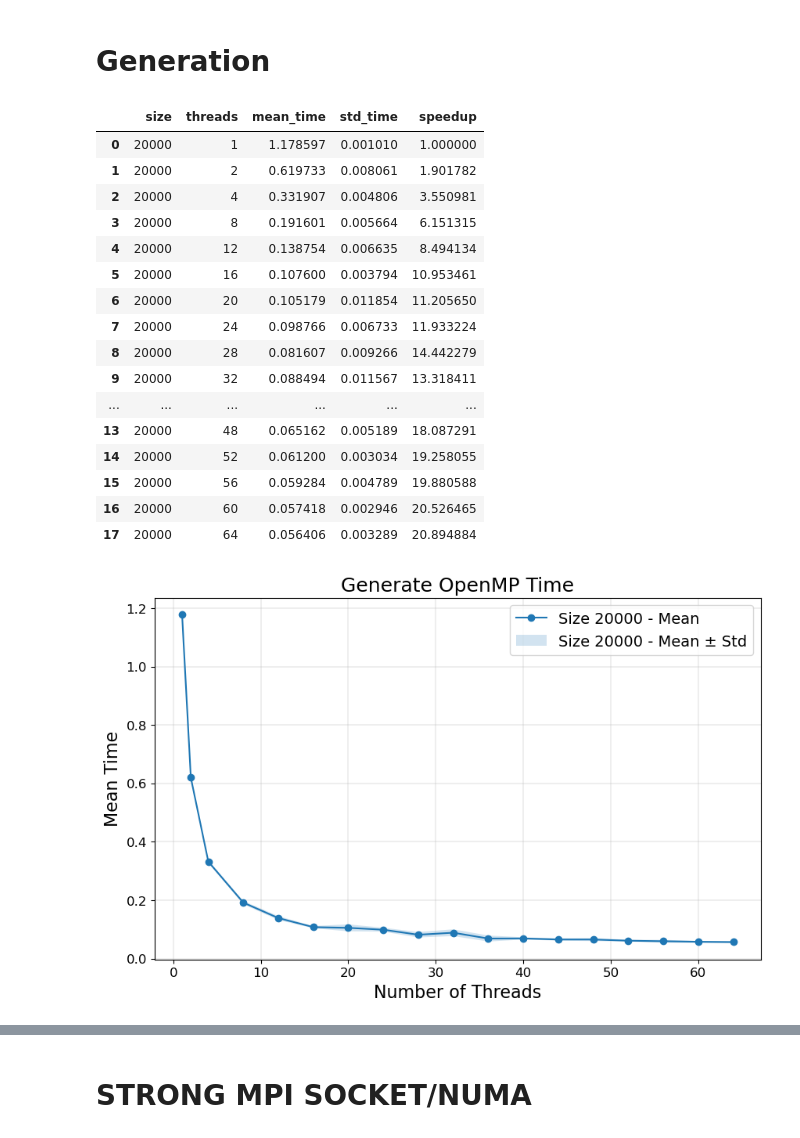
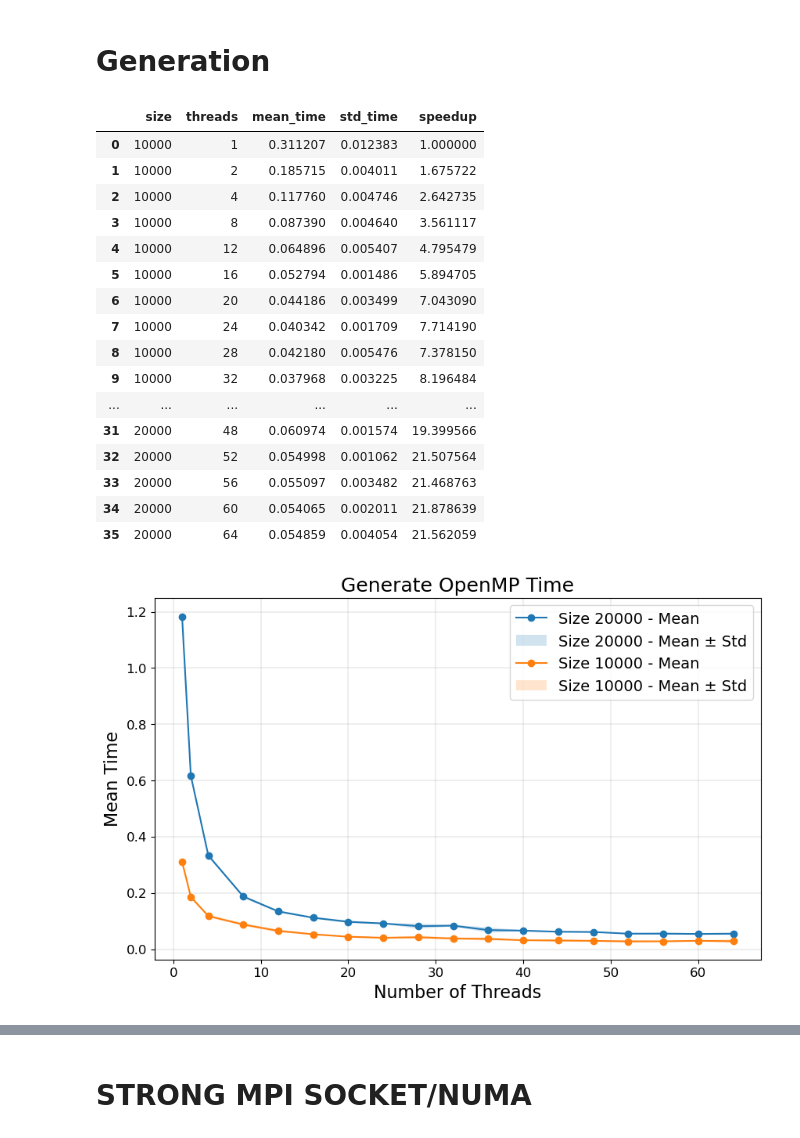
Before and after one commit to SDavenia/FHPC_Assignment, a Jupyter notebook: Exercise1/analysis1.ipynb, the cells around one changed output, grey strips where cells are left out. Drawn from its saved outputs; the diff is of its cells as text; code cells hidden in the pictures.

```diff
--- a/Exercise1/analysis1.ipynb
+++ b/Exercise1/analysis1.ipynb
@@ -24,11 +24,6 @@ for sec in sections:
         df_temp = pd.read_csv(file_pattern)
         df_temp['section'] = sec + "_generate"
         df=pd.concat([df, df_temp])
-
-        file_pattern=f"results/{sec}/openMP_write.csv"
-        df_temp = pd.read_csv(file_pattern)
-        df_temp['section'] = sec + "_write"
-        df=pd.concat([df, df_temp])
     else:
         file_pattern=f"results/{sec}/openMP.csv"
         df_temp = pd.read_csv(file_pattern)
@@ -268,53 +263,60 @@ grouped_df_initialize_generate = grouped_df_initialize_generate.groupby('size',
 grouped_df_initialize_generate
 # %% [output]
 |  | size | threads | mean_time | std_time | speedup |
-| 0 | 20000 | 1 | 1.178597 | 0.001010 | 1.000000 |
-| 1 | 20000 | 2 | 0.619733 | 0.008061 | 1.901782 |
-| 2 | 20000 | 4 | 0.331907 | 0.004806 | 3.550981 |
-| 3 | 20000 | 8 | 0.191601 | 0.005664 | 6.151315 |
-| 4 | 20000 | 12 | 0.138754 | 0.006635 | 8.494134 |
-| 5 | 20000 | 16 | 0.107600 | 0.003794 | 10.953461 |
-| 6 | 20000 | 20 | 0.105179 | 0.011854 | 11.205650 |
-| 7 | 20000 | 24 | 0.098766 | 0.006733 | 11.933224 |
-| 8 | 20000 | 28 | 0.081607 | 0.009266 | 14.442279 |
-| 9 | 20000 | 32 | 0.088494 | 0.011567 | 13.318411 |
+| 0 | 10000 | 1 | 0.311207 | 0.012383 | 1.000000 |
+| 1 | 10000 | 2 | 0.185715 | 0.004011 | 1.675722 |
+| 2 | 10000 | 4 | 0.117760 | 0.004746 | 2.642735 |
+| 3 | 10000 | 8 | 0.087390 | 0.004640 | 3.561117 |
+| 4 | 10000 | 12 | 0.064896 | 0.005407 | 4.795479 |
+| 5 | 10000 | 16 | 0.052794 | 0.001486 | 5.894705 |
+| 6 | 10000 | 20 | 0.044186 | 0.003499 | 7.043090 |
+| 7 | 10000 | 24 | 0.040342 | 0.001709 | 7.714190 |
+| 8 | 10000 | 28 | 0.042180 | 0.005476 | 7.378150 |
+| 9 | 10000 | 32 | 0.037968 | 0.003225 | 8.196484 |
 | ... | ... | ... | ... | ... | ... |
-| 13 | 20000 | 48 | 0.065162 | 0.005189 | 18.087291 |
-| 14 | 20000 | 52 | 0.061200 | 0.003034 | 19.258055 |
-| 15 | 20000 | 56 | 0.059284 | 0.004789 | 19.880588 |
-| 16 | 20000 | 60 | 0.057418 | 0.002946 | 20.526465 |
-| 17 | 20000 | 64 | 0.056406 | 0.003289 | 20.894884 |
+| 31 | 20000 | 48 | 0.060974 | 0.001574 | 19.399566 |
+| 32 | 20000 | 52 | 0.054998 | 0.001062 | 21.507564 |
+| 33 | 20000 | 56 | 0.055097 | 0.003482 | 21.468763 |
+| 34 | 20000 | 60 | 0.054065 | 0.002011 | 21.878639 |
+| 35 | 20000 | 64 | 0.054859 | 0.004054 | 21.562059 |
 # %%
 import pandas as pd
 import matplotlib.pyplot as plt
 
 # Assuming you already have your DataFrame, let's call it 'df'
 
 # Separate the DataFrame into two subsets based on size
 
 # Create the plot
 plt.figure(figsize=(10, 6))
+grouped_df_initialize_generate_20000 = grouped_df_initialize_generate[grouped_df_initialize_generate['size']==20000]
+grouped_df_initialize_generate_10000 = grouped_df_initialize_generate[grouped_df_initialize_generate['size']==10000]
+
+
+# Plot for size 20000
+plt.plot(grouped_df_initialize_generate_20000['threads'], grouped_df_initialize_generate_20000['mean_time'], label='Size 20000 - Mean', marker='o')
+plt.fill_between(grouped_df_initialize_generate_20000['threads'], grouped_df_initialize_generate_20000['mean_time'] - grouped_df_initialize_generate_20000['std_time'], grouped_df_initialize_generate_20000['mean_time'] + grouped_df_initialize_generate_20000['std_time'], alpha=0.2, label='Size 20000 - Mean ± Std')
 
 # Plot for size 10000
-plt.plot(grouped_df_initialize_generate['threads'], grouped_df_initialize_generate['mean_time'], label='Size 20000 - Mean', marker='o')
-plt.fill_between(grouped_df_initialize_generate['threads'], grouped_df_initialize_generate['mean_time'] - grouped_df_initialize_generate['std_time'], grouped_df_initialize_generate['mean_time'] + grouped_df_initialize_generate['std_time'], alpha=0.2, label='Size 20000 - Mean ± Std')
+plt.plot(grouped_df_initialize_generate_10000['threads'], grouped_df_initialize_generate_10000['mean_time'], label='Size 10000 - Mean', marker='o')
+plt.fill_between(grouped_df_initialize_generate_10000['threads'], grouped_df_initialize_generate_10000['mean_time'] - grouped_df_initialize_generate_10000['std_time'], grouped_df_initialize_generate_10000['mean_time'] + grouped_df_initialize_generate_10000['std_time'], alpha=0.2, label='Size 10000 - Mean ± Std')
 
 # Add labels and title
 plt.xlabel('Number of Threads', fontsize = 16)
 plt.ylabel('Mean Time', fontsize = 16)
 plt.title('Generate OpenMP Time', fontsize = 18)
 
 plt.xticks(fontsize=12)
 plt.yticks(fontsize=12)
 
 # Add legend
 plt.legend(fontsize=14)
 
 # Show the plot
 plt.grid(linewidth = 0.3)
 plt.show()
 # %% [output]
-[figure, old version]
+[figure, new version]
 # %%
 import pandas as pd
 import matplotlib.pyplot as plt
```
Also changed, not shown: parts of 20 cells of this notebook, 12 other files.
